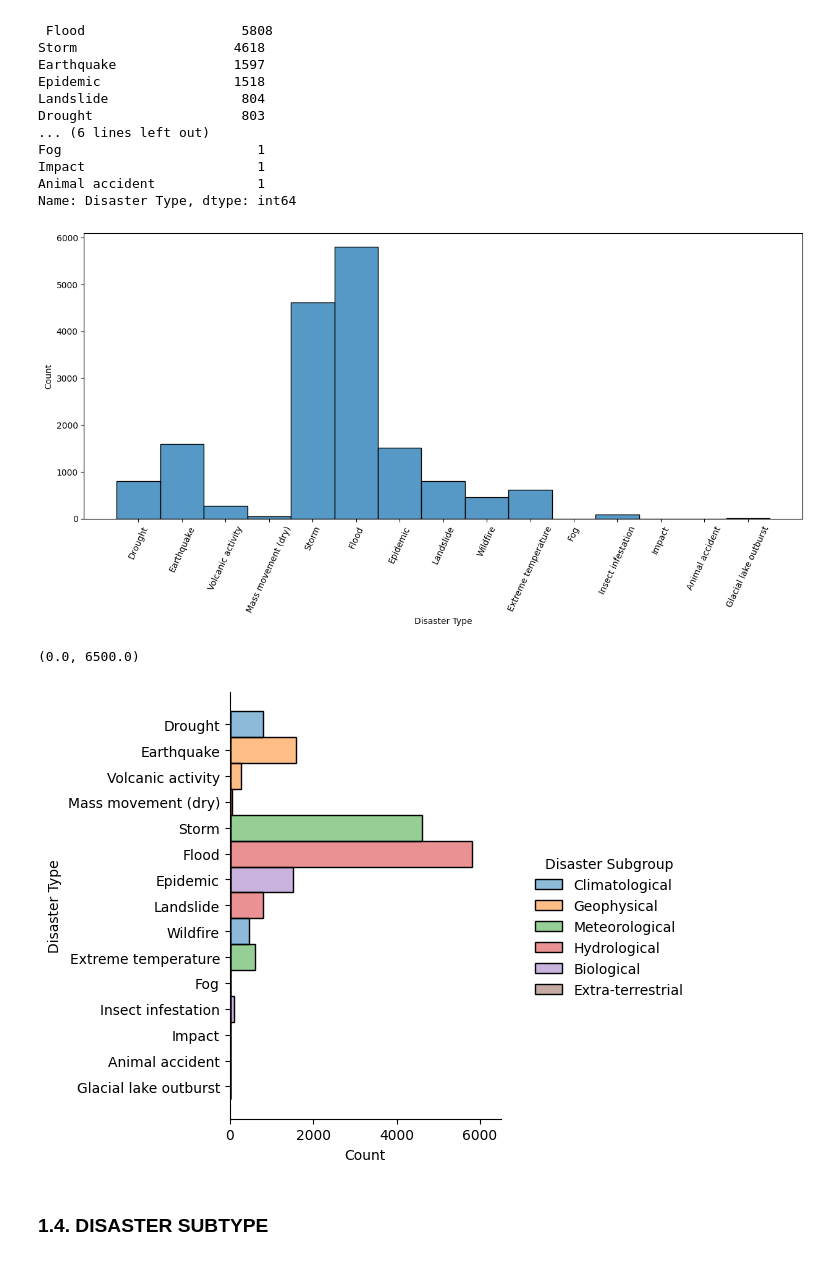
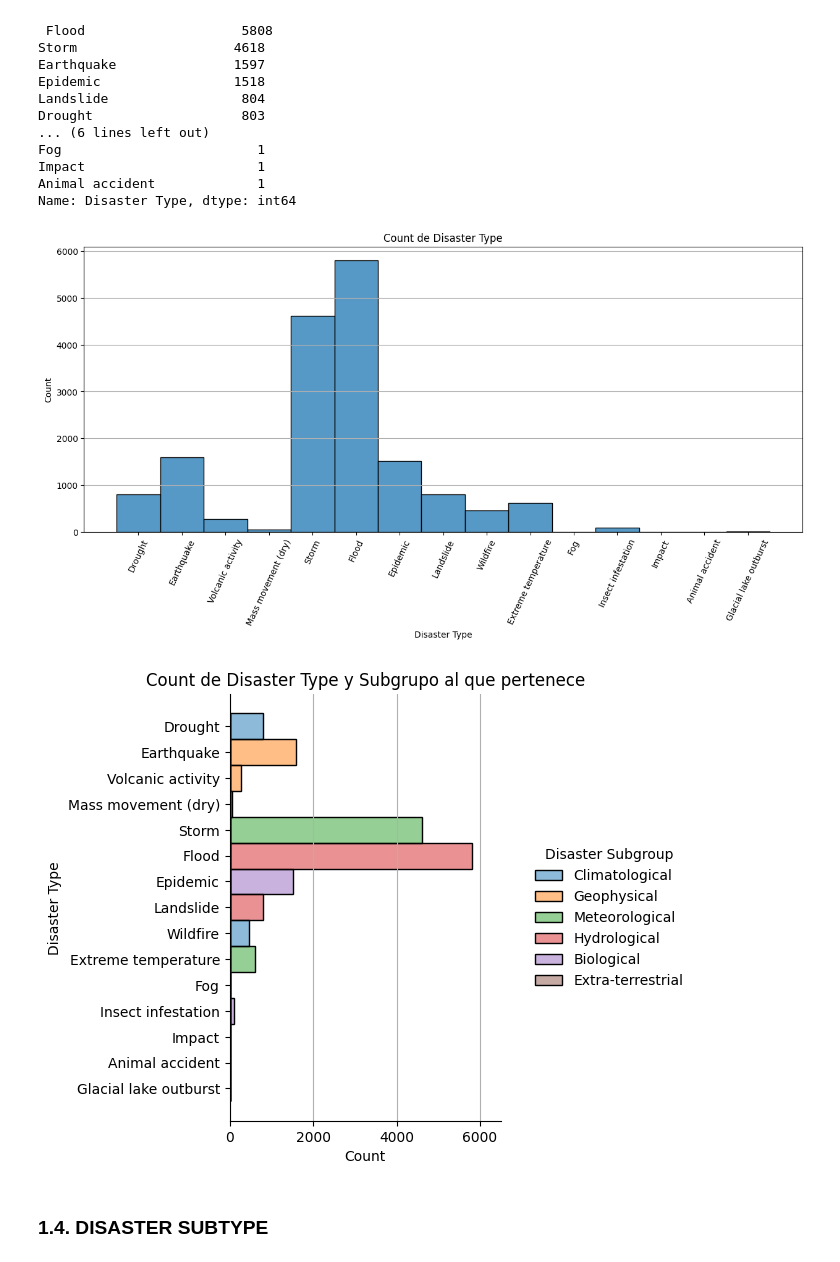
Before and after one commit to AleDataAnalyst/grupo2_desastresnaturales, a Jupyter notebook: Notebooks/01LimpiarDatos/01_Ele_Analisis_Inicial.ipynb, the cells around one changed output. Saved outputs shown, nothing was run; the diff lists cells and outputs as text; code cells hidden in the pictures.

```diff
--- a/Notebooks/01LimpiarDatos/01_Ele_Analisis_Inicial.ipynb
+++ b/Notebooks/01LimpiarDatos/01_Ele_Analisis_Inicial.ipynb
@@ -228,15 +231,18 @@ Name: Disaster Type, dtype: int64
 # %%
 plt.figure(figsize=(15,6))
 sns.histplot(df['Disaster Type'])
-plt.xticks(rotation=65);
+plt.xticks(rotation=65)
+plt.title('Count de Disaster Type')
+plt.grid(axis='y');
 # %% [output]
-[figure, old version]
+[figure, new version]
 # %%
 sns.displot (df, y ='Disaster Type', hue= 'Disaster Subgroup')
 plt.xlim(0, 6500)
+plt.title('Count de Disaster Type y Subgrupo al que pertenece')
+plt.grid(axis='x');
 # %% [output]
-(0.0, 6500.0)
-[figure, old version]
+[figure, new version]
 # %% [markdown]
 ### 1.4. DISASTER SUBTYPE
 # %%
```
Also changed, not shown: parts of 21 cells of this notebook.
